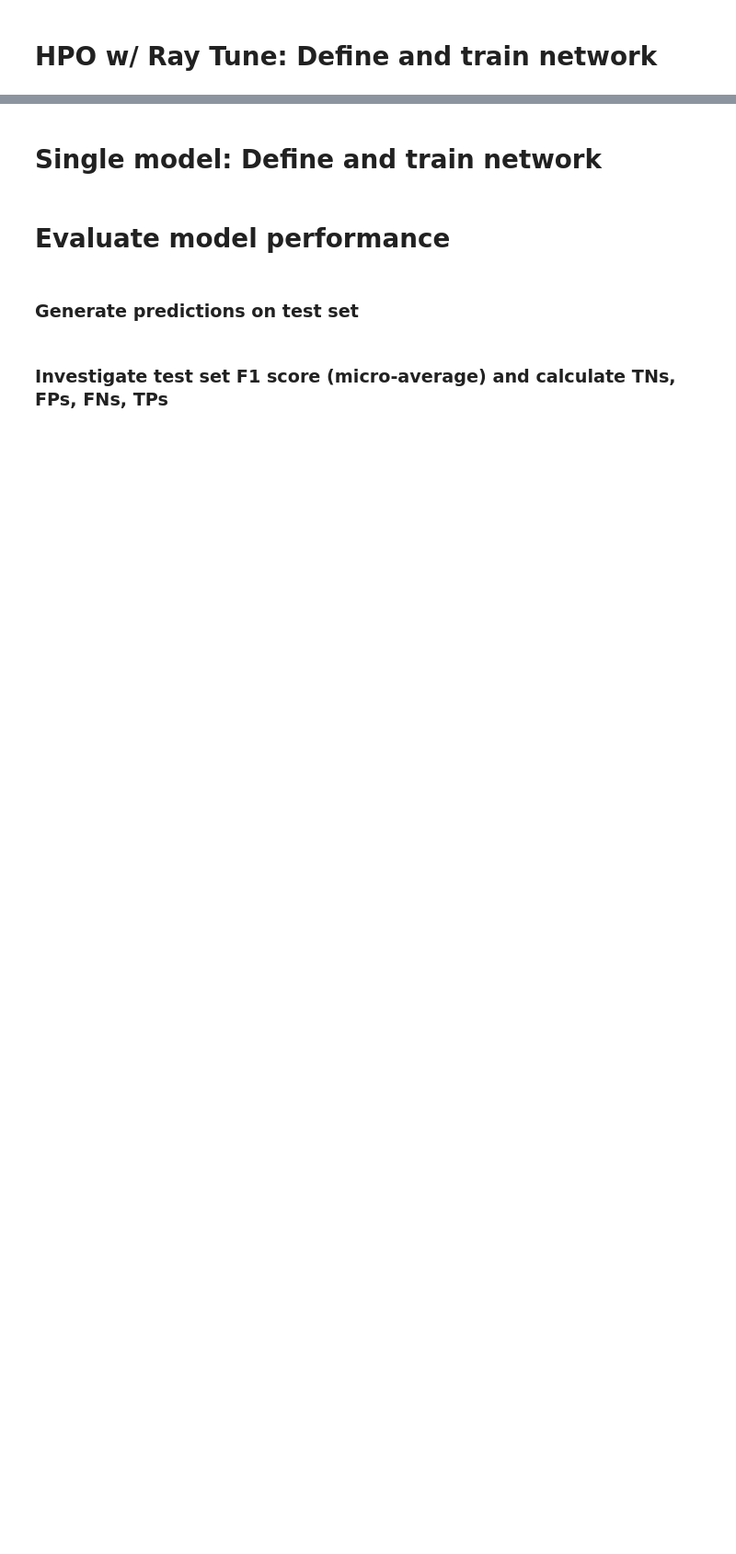
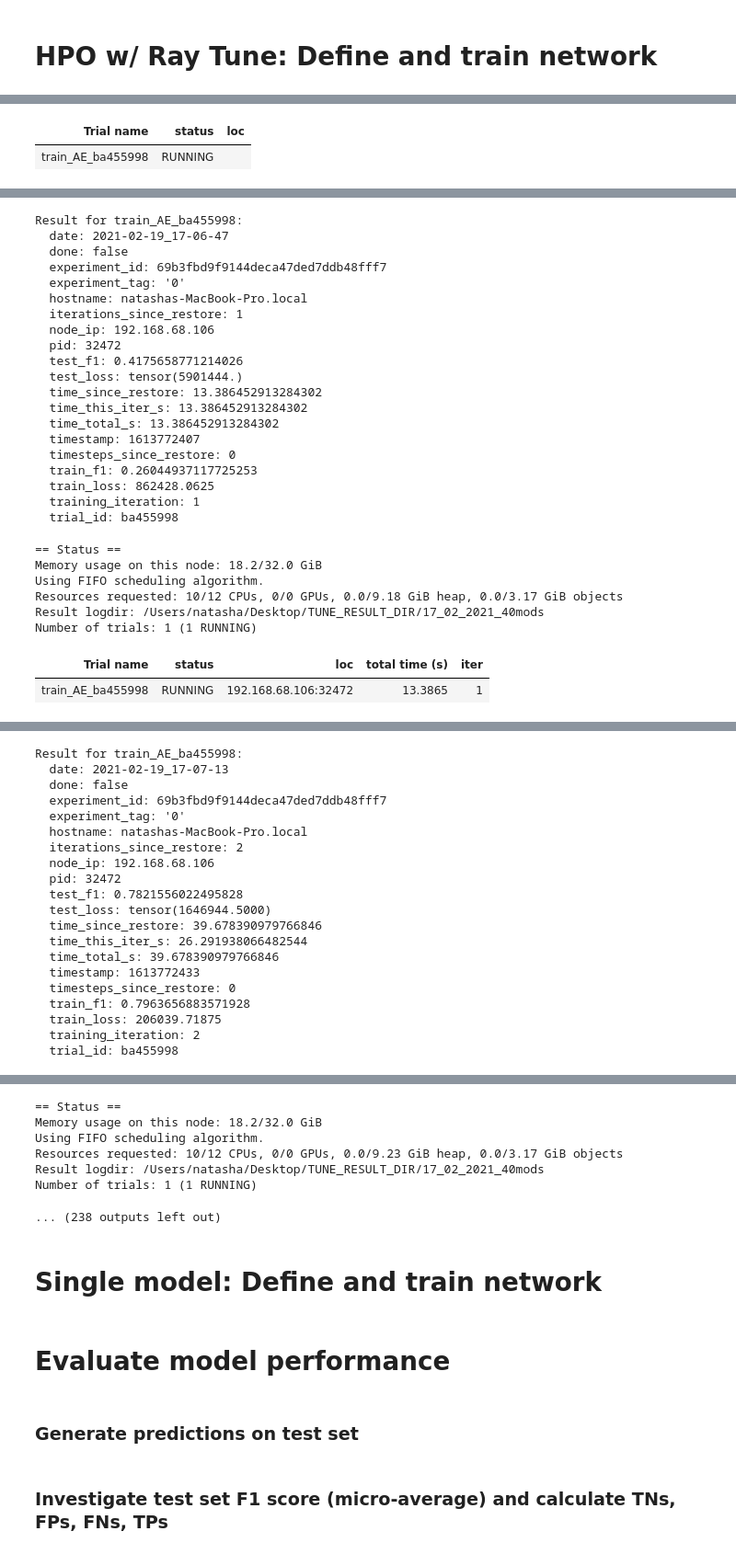
Before and after one commit to natasha-dudek/DeepGenomeVector, a Jupyter notebook: main.ipynb, the cells around one changed output, grey strips where cells are left out. Shown at 92% size. Drawn from its saved outputs; the diff is of its cells as text; code cells hidden in the pictures; blank space fills up the shorter version.

```diff
--- a/main.ipynb
+++ b/main.ipynb
@@ -405,18 +386,29 @@ config = {"num_epochs": 10,
           "lr": tune.loguniform(1e-4, 1e-1),
           "weight_decay": tune.loguniform(1e-5, 1e-2)
          }
+# %%
+config_corruption = {"num_epochs": 10,
+         "kfolds": 10,
+         "replacement_threshold": 0.5,
+         "nn_layers": 3,
+         "batch_size": 128,
+          "lr": 0.001,
+          "weight_decay": 0.1
+         }
 # %%
 analysis = tune.run(
     trainable.train_AE,
-    name="04_12_2020_vae",
-    config=config,
+    name="17_02_2021_40mods",
+    config=config_corruption,
     verbose=2,
     resources_per_trial={
             "cpu": 10,
             "gpu": 0
     },
-    num_samples=20,
+    #num_samples=20,
+    num_samples=1,
     queue_trials=True,
-    #local_dir="/Users/natasha/Desktop/TUNE_RESULT_DIR",
-    local_dir="/home/ndudek/projects/def-dprecup/ndudek/hp_tuning_01-10-2020/TUNE_RESULT_DIR"
+    local_dir="/Users/natasha/Desktop/TUNE_RESULT_DIR",
+    #local_dir="/home/ndudek/projects/def-dprecup/ndudek/hp_tuning_01-10-2020/TUNE_RESULT_DIR"
     )
+# %% [output]
@@ -422,0 +426,2 @@ analysis = tune.run(
+| Trial name | status | loc |
+| train_AE_ba455998 | RUNNING |  |
@@ -422,0 +429,28 @@ analysis = tune.run(
+Result for train_AE_ba455998:
+  date: 2021-02-19_17-06-47
+  done: false
+  experiment_id: 69b3fbd9f9144deca47ded7ddb48fff7
+  experiment_tag: '0'
+  hostname: natashas-MacBook-Pro.local
+  iterations_since_restore: 1
+  node_ip: 192.168.68.106
+  pid: 32472
+  test_f1: 0.4175658771214026
+  test_loss: tensor(5901444.)
+  time_since_restore: 13.386452913284302
+  time_this_iter_s: 13.386452913284302
+  time_total_s: 13.386452913284302
+  timestamp: 1613772407
+  timesteps_since_restore: 0
+  train_f1: 0.26044937117725253
+  train_loss: 862428.0625
+  training_iteration: 1
+  trial_id: ba455998
+== Status ==
+Memory usage on this node: 18.2/32.0 GiB
+Using FIFO scheduling algorithm.
+Resources requested: 10/12 CPUs, 0/0 GPUs, 0.0/9.18 GiB heap, 0.0/3.17 GiB objects
+Result logdir: /Users/natasha/Desktop/TUNE_RESULT_DIR/17_02_2021_40mods
+Number of trials: 1 (1 RUNNING)
+| Trial name | status | loc | total time (s) | iter |
+| train_AE_ba455998 | RUNNING | 192.168.68.106:32472 | 13.3865 | 1 |
@@ -422,0 +458,20 @@ analysis = tune.run(
+Result for train_AE_ba455998:
+  date: 2021-02-19_17-07-13
+  done: false
+  experiment_id: 69b3fbd9f9144deca47ded7ddb48fff7
+  experiment_tag: '0'
+  hostname: natashas-MacBook-Pro.local
+  iterations_since_restore: 2
+  node_ip: 192.168.68.106
+  pid: 32472
+  test_f1: 0.7821556022495828
+  test_loss: tensor(1646944.5000)
+  time_since_restore: 39.678390979766846
+  time_this_iter_s: 26.291938066482544
+  time_total_s: 39.678390979766846
+  timestamp: 1613772433
+  timesteps_since_restore: 0
+  train_f1: 0.7963656883571928
+  train_loss: 206039.71875
+  training_iteration: 2
+  trial_id: ba455998
@@ -423,3 +479,10 @@ analysis = tune.run(
+== Status ==
+Memory usage on this node: 18.2/32.0 GiB
+Using FIFO scheduling algorithm.
+Resources requested: 10/12 CPUs, 0/0 GPUs, 0.0/9.23 GiB heap, 0.0/3.17 GiB objects
+Result logdir: /Users/natasha/Desktop/TUNE_RESULT_DIR/17_02_2021_40mods
+Number of trials: 1 (1 RUNNING)
+... (238 outputs left out)
 # %%
 # print("Best config is:", analysis.get_best_config(metric="test_f1"))
 # %%
```
Also changed, not shown: parts of 71 cells of this notebook, 5 other files.
